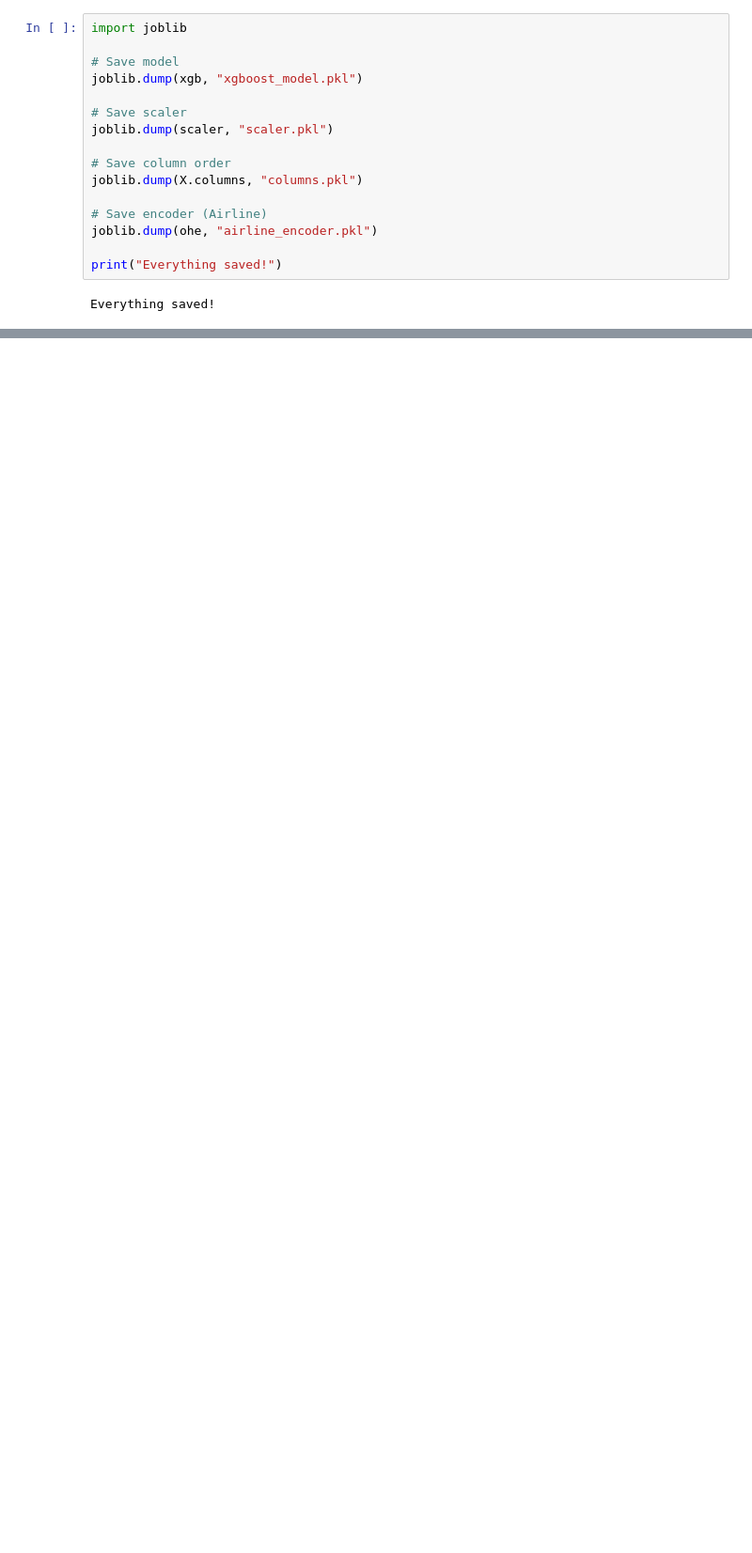
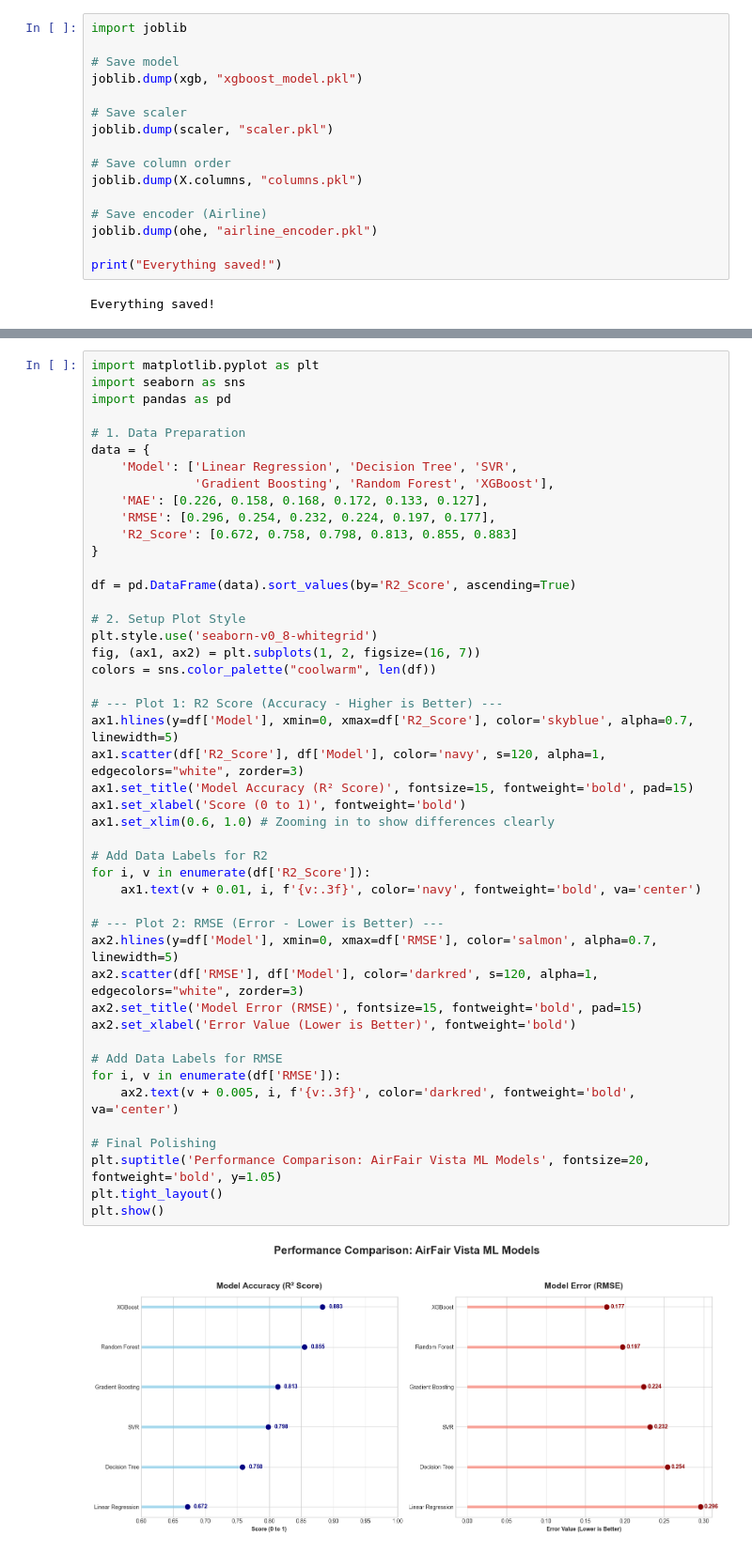
Before and after one commit to Komal-Mandal/AirFair_Vista, a Jupyter notebook: Flightprice.ipynb, the cells around one changed output, grey strips where cells are left out. Shown at 94% size. Drawn from its saved outputs; the diff is of its cells as text; blank space fills up the shorter version.

```diff
--- a/Flightprice.ipynb
+++ b/Flightprice.ipynb
@@ -1023,0 +1070,48 @@ Everything saved!
+# %%
+import matplotlib.pyplot as plt
+import seaborn as sns
+import pandas as pd
+
+# 1. Data Preparation
+data = {
+    'Model': ['Linear Regression', 'Decision Tree', 'SVR',
+              'Gradient Boosting', 'Random Forest', 'XGBoost'],
+    'MAE': [0.226, 0.158, 0.168, 0.172, 0.133, 0.127],
+    'RMSE': [0.296, 0.254, 0.232, 0.224, 0.197, 0.177],
+    'R2_Score': [0.672, 0.758, 0.798, 0.813, 0.855, 0.883]
+}
+
+df = pd.DataFrame(data).sort_values(by='R2_Score', ascending=True)
+
+# 2. Setup Plot Style
+plt.style.use('seaborn-v0_8-whitegrid')
+fig, (ax1, ax2) = plt.subplots(1, 2, figsize=(16, 7))
+colors = sns.color_palette("coolwarm", len(df))
+
+# --- Plot 1: R2 Score (Accuracy - Higher is Better) ---
+ax1.hlines(y=df['Model'], xmin=0, xmax=df['R2_Score'], color='skyblue', alpha=0.7, linewidth=5)
+ax1.scatter(df['R2_Score'], df['Model'], color='navy', s=120, alpha=1, edgecolors="white", zorder=3)
+ax1.set_title('Model Accuracy (R² Score)', fontsize=15, fontweight='bold', pad=15)
+ax1.set_xlabel('Score (0 to 1)', fontweight='bold')
+ax1.set_xlim(0.6, 1.0) # Zooming in to show differences clearly
+
+# Add Data Labels for R2
+for i, v in enumerate(df['R2_Score']):
+    ax1.text(v + 0.01, i, f'{v:.3f}', color='navy', fontweight='bold', va='center')
+
+# --- Plot 2: RMSE (Error - Lower is Better) ---
+ax2.hlines(y=df['Model'], xmin=0, xmax=df['RMSE'], color='salmon', alpha=0.7, linewidth=5)
+ax2.scatter(df['RMSE'], df['Model'], color='darkred', s=120, alpha=1, edgecolors="white", zorder=3)
+ax2.set_title('Model Error (RMSE)', fontsize=15, fontweight='bold', pad=15)
+ax2.set_xlabel('Error Value (Lower is Better)', fontweight='bold')
+
+# Add Data Labels for RMSE
+for i, v in enumerate(df['RMSE']):
+    ax2.text(v + 0.005, i, f'{v:.3f}', color='darkred', fontweight='bold', va='center')
+
+# Final Polishing
+plt.suptitle('Performance Comparison: AirFair Vista ML Models', fontsize=20, fontweight='bold', y=1.05)
+plt.tight_layout()
+plt.show()
+# %% [output]
+[figure, added]
```
Also changed, not shown: parts of 6 cells of this notebook, 1 other file.
